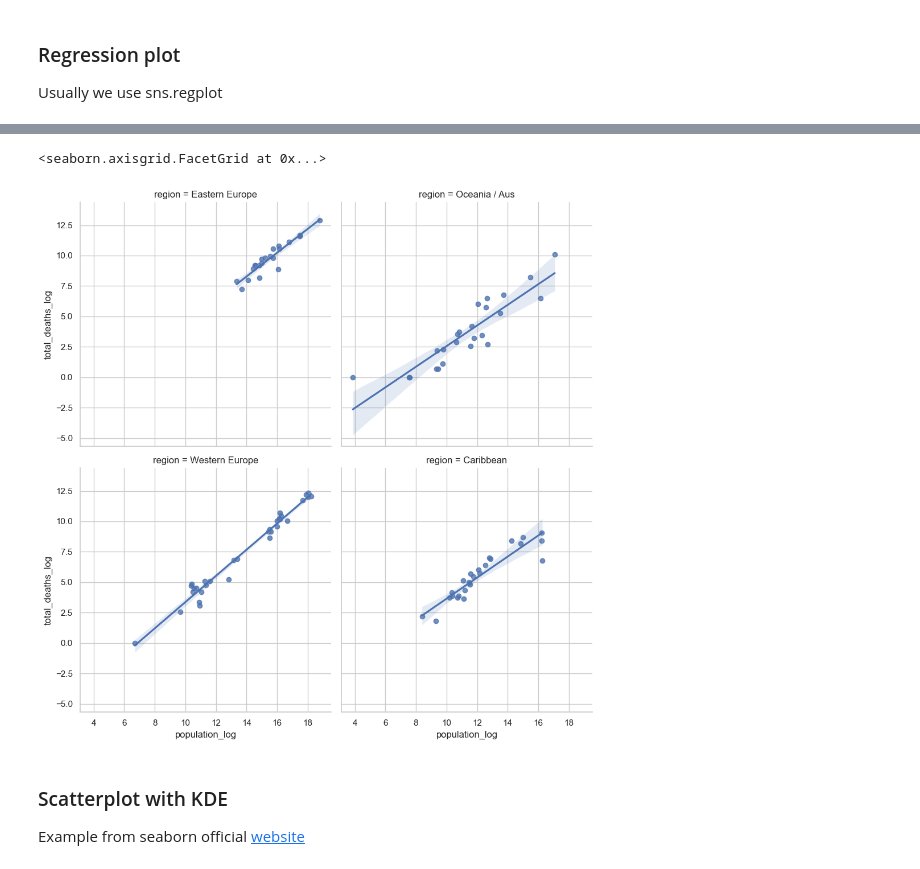
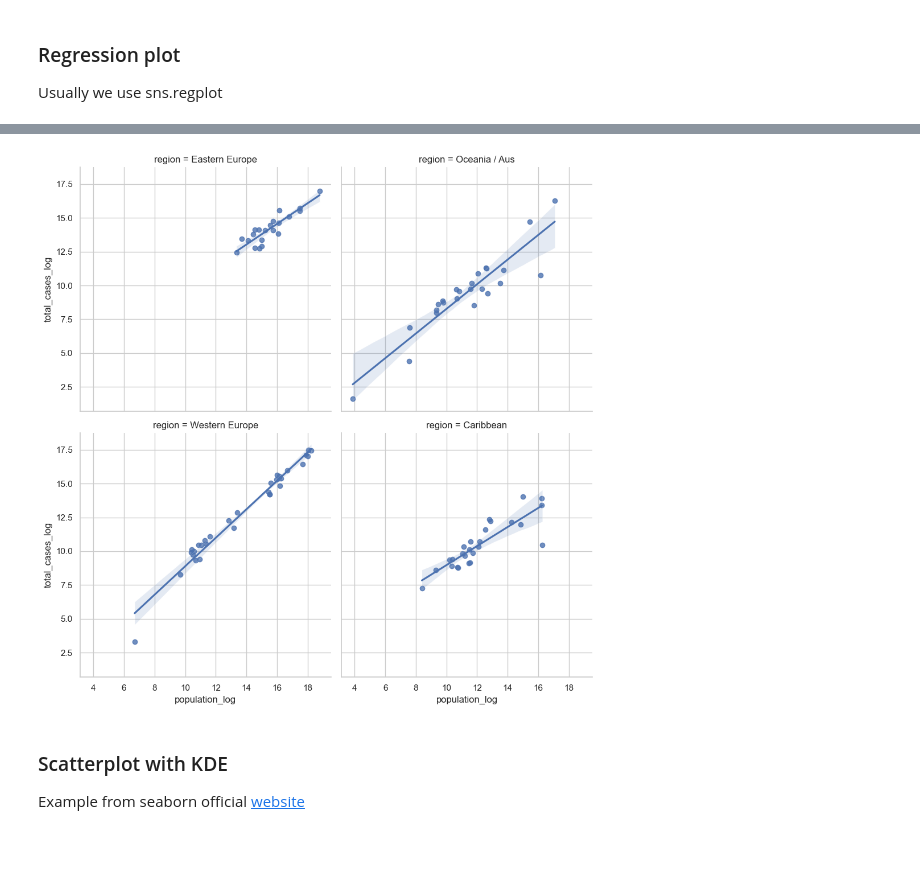
Before and after one commit to jieshu-wang-SBU/EST389_371_2026_spring, a Jupyter notebook: lectures/07-Data_visualization/07-04_Visualize_two_or_more_numerical_variables.ipynb, the cells around one changed output, grey strips where cells are left out. Drawn from its saved outputs; the diff is of its cells as text; code cells hidden in the pictures.

```diff
--- a/lectures/07-Data_visualization/07-04_Visualize_two_or_more_numerical_variables.ipynb
+++ b/lectures/07-Data_visualization/07-04_Visualize_two_or_more_numerical_variables.ipynb
@@ -53,7 +53,7 @@ import matplotlib as mpl
 
 covid_totals = pd.read_csv("../05-data_cleaning/data/covidtotals.csv")
 covid_totals['population_log'] = np.log1p(covid_totals['population']).fillna(0)
-covid_totals['total_deaths_log'] = np.log1p(covid_totals['total_deaths']).fillna(0)
+covid_totals['total_cases_log'] = np.log1p(covid_totals['total_cases']).fillna(0)
 # %%
 # Plot a simple regression plot
 
@@ -78,11 +78,10 @@ Text(60.413351562500026, 0.5, 'Total Deaths (log)')
 # %%
 # or multiple panels
 
 
-g=sns.lmplot(data=covid_totals[covid_totals['region'].isin(['Western Europe', 'Caribbean', 'Oceania / Aus', 'Eastern Europe'])], x='population_log', y='total_deaths_log', col='region', col_wrap=2)
+g=sns.lmplot(data=covid_totals[covid_totals['region'].isin(['Western Europe', 'Caribbean', 'Oceania / Aus', 'Eastern Europe'])], x='population_log', y='total_cases_log', col='region', col_wrap=2)
 # %% [output]
-<seaborn.axisgrid.FacetGrid at 0x...>
-[figure, old version]
+[figure, new version]
 # %% [markdown]
 ### Scatterplot with KDE
 
```
Also changed, not shown: parts of 3 cells of this notebook.
